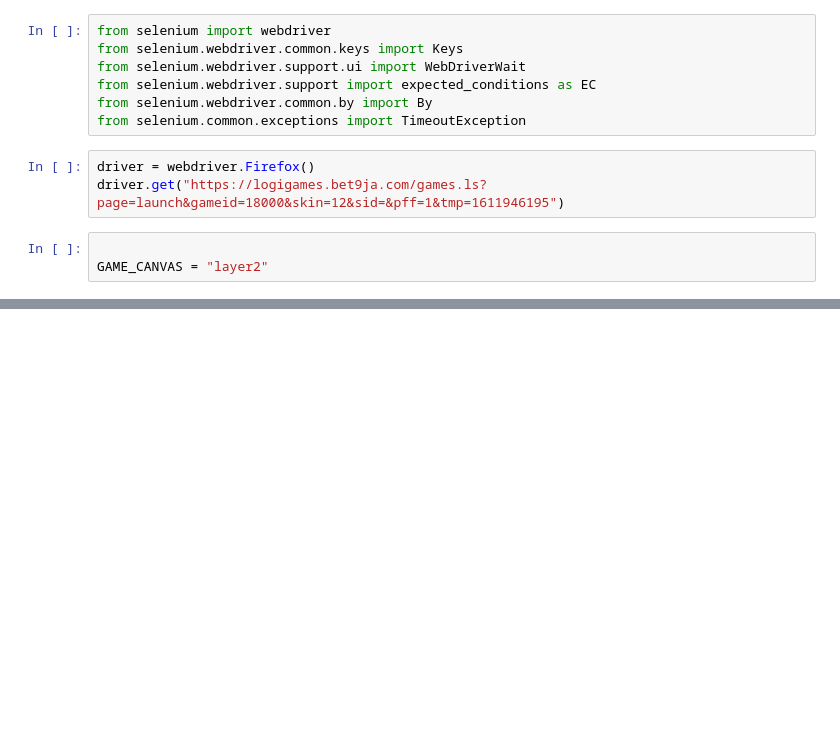
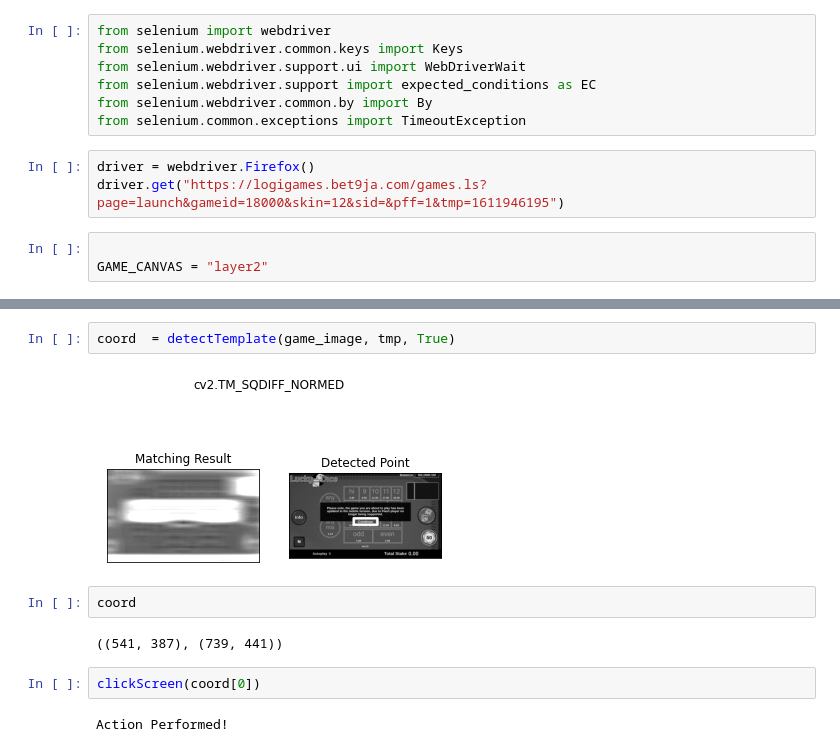
Before and after one commit to T-rex007/SeleniumLuckyDiceAutomation, a Jupyter notebook: SeleniumandOpenCV.ipynb, the cells around one changed output, grey strips where cells are left out. Cells and saved outputs as stored; diff of their text form; blank space fills up the shorter version.

```diff
--- a/SeleniumandOpenCV.ipynb
+++ b/SeleniumandOpenCV.ipynb
@@ -80,0 +99,12 @@ def clickScreen():
+# %%
+coord  = detectTemplate(game_image, tmp, True)
+# %% [output]
+[figure, added]
+# %%
+coord
+# %% [output]
+((541, 387), (739, 441))
+# %%
+clickScreen(coord[0])
+# %% [output]
+Action Performed!
```
Also changed, not shown: parts of 21 cells of this notebook, 19 other files.
